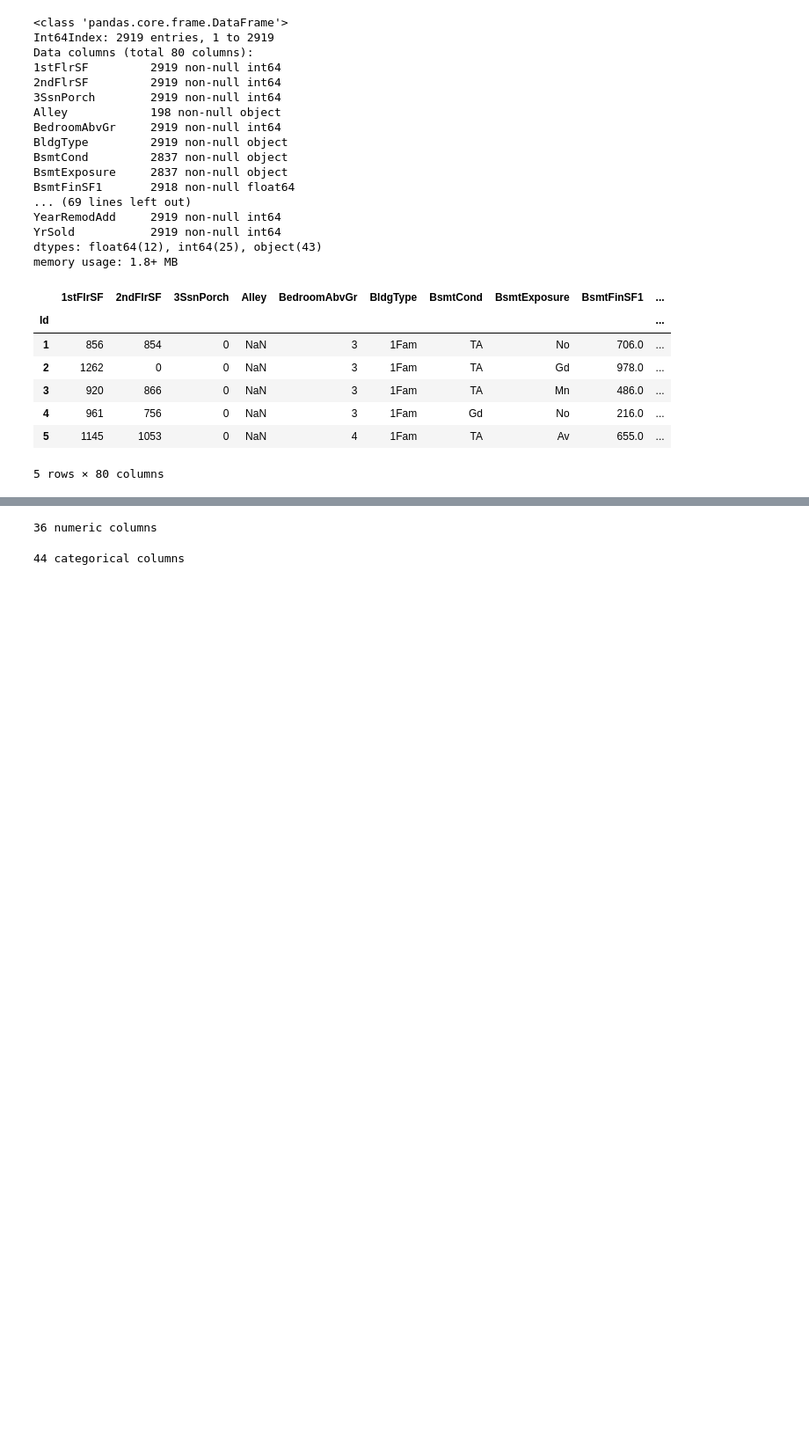
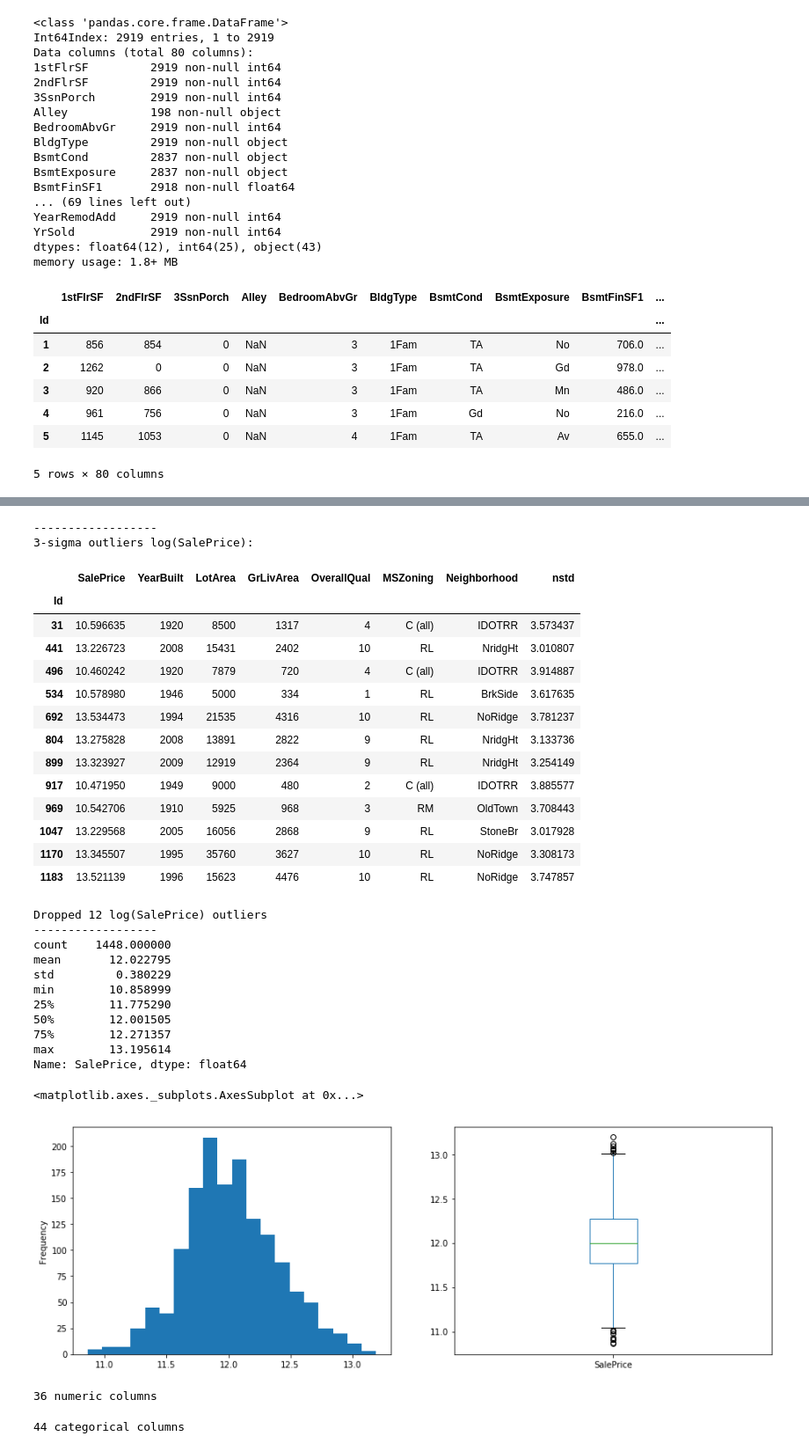
Before and after one commit to jack89roberts/kaggle-house-prices, a Jupyter notebook: house_prices_eda.ipynb, the cells around one changed output, grey strips where cells are left out. Shown at 88% size. Saved outputs shown, nothing was run; the diff lists cells and outputs as text; code cells hidden in the pictures; blank space fills up the shorter version.

```diff
--- a/house_prices_eda.ipynb
+++ b/house_prices_eda.ipynb
@@ -60,3 +59,63 @@ Name: SalePrice, dtype: float64
+# %%
+# log transform sale price - more normally distributed
+import numpy as np
+
+df_all.SalePrice = np.log(df_all.SalePrice)
+
+#remove some outliers
+print('------------------')
+print('3-sigma outliers log(SalePrice):')
+
+nstd = abs(df_all.SalePrice - df_all.SalePrice.mean())/df_all.SalePrice.std()
+nstd.name = 'nstd'
+
+outlier_sp = df_all.SalePrice[tmp>3]
+
+display(pd.merge(df_all.loc[outlier_sp.index,['SalePrice','YearBuilt','LotArea','GrLivArea','OverallQual','MSZoning','Neighborhood']],
+               pd.DataFrame(nstd),how='left',left_index=True,right_index=True))
+
+df_all.drop(outlier_sp.index,inplace=True)
+
+print('Dropped',len(outlier_sp),'log(SalePrice) outliers')
+print('------------------')
+
+print(df_all.SalePrice.describe())
+
+plt.figure(figsize=(15,5))
+ax=plt.subplot(1,2,1)
+df_all.SalePrice.plot.hist(bins=20,ax=ax)
+ax=plt.subplot(1,2,2)
+df_all.SalePrice.plot.box(ax=ax)
+# %% [output]
+------------------
+3-sigma outliers log(SalePrice):
+|  | SalePrice | YearBuilt | LotArea | GrLivArea | OverallQual | MSZoning | Neighborhood | nstd |
+| Id |  |  |  |  |  |  |  |  |
+| 31 | 10.596635 | 1920 | 8500 | 1317 | 4 | C (all) | IDOTRR | 3.573437 |
+| 441 | 13.226723 | 2008 | 15431 | 2402 | 10 | RL | NridgHt | 3.010807 |
+| 496 | 10.460242 | 1920 | 7879 | 720 | 4 | C (all) | IDOTRR | 3.914887 |
+| 534 | 10.578980 | 1946 | 5000 | 334 | 1 | RL | BrkSide | 3.617635 |
+| 692 | 13.534473 | 1994 | 21535 | 4316 | 10 | RL | NoRidge | 3.781237 |
+| 804 | 13.275828 | 2008 | 13891 | 2822 | 9 | RL | NridgHt | 3.133736 |
+| 899 | 13.323927 | 2009 | 12919 | 2364 | 9 | RL | NridgHt | 3.254149 |
+| 917 | 10.471950 | 1949 | 9000 | 480 | 2 | C (all) | IDOTRR | 3.885577 |
+| 969 | 10.542706 | 1910 | 5925 | 968 | 3 | RM | OldTown | 3.708443 |
+| 1047 | 13.229568 | 2005 | 16056 | 2868 | 9 | RL | StoneBr | 3.017928 |
+| 1170 | 13.345507 | 1995 | 35760 | 3627 | 10 | RL | NoRidge | 3.308173 |
+| 1183 | 13.521139 | 1996 | 15623 | 4476 | 10 | RL | NoRidge | 3.747857 |
+Dropped 12 log(SalePrice) outliers
+------------------
+count    1448.000000
+mean       12.022795
+std         0.380229
+min        10.858999
+25%        11.775290
+50%        12.001505
+75%        12.271357
+max        13.195614
+Name: SalePrice, dtype: float64
+<matplotlib.axes._subplots.AxesSubplot at 0x...>
+[figure, added]
 # %%
 dtypes = df_all.dtypes
 cols_numeric = dtypes[dtypes != object].index.tolist()
```
Also changed, not shown: parts of 4 cells of this notebook.
